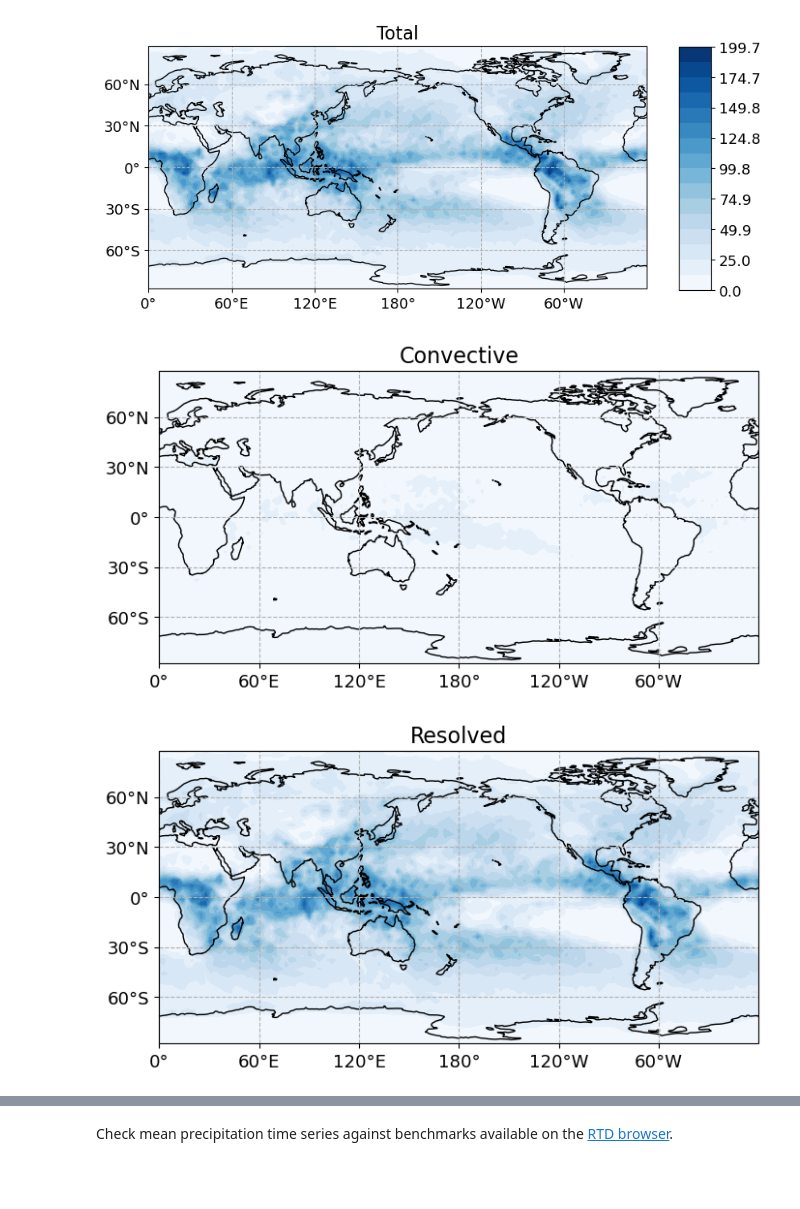
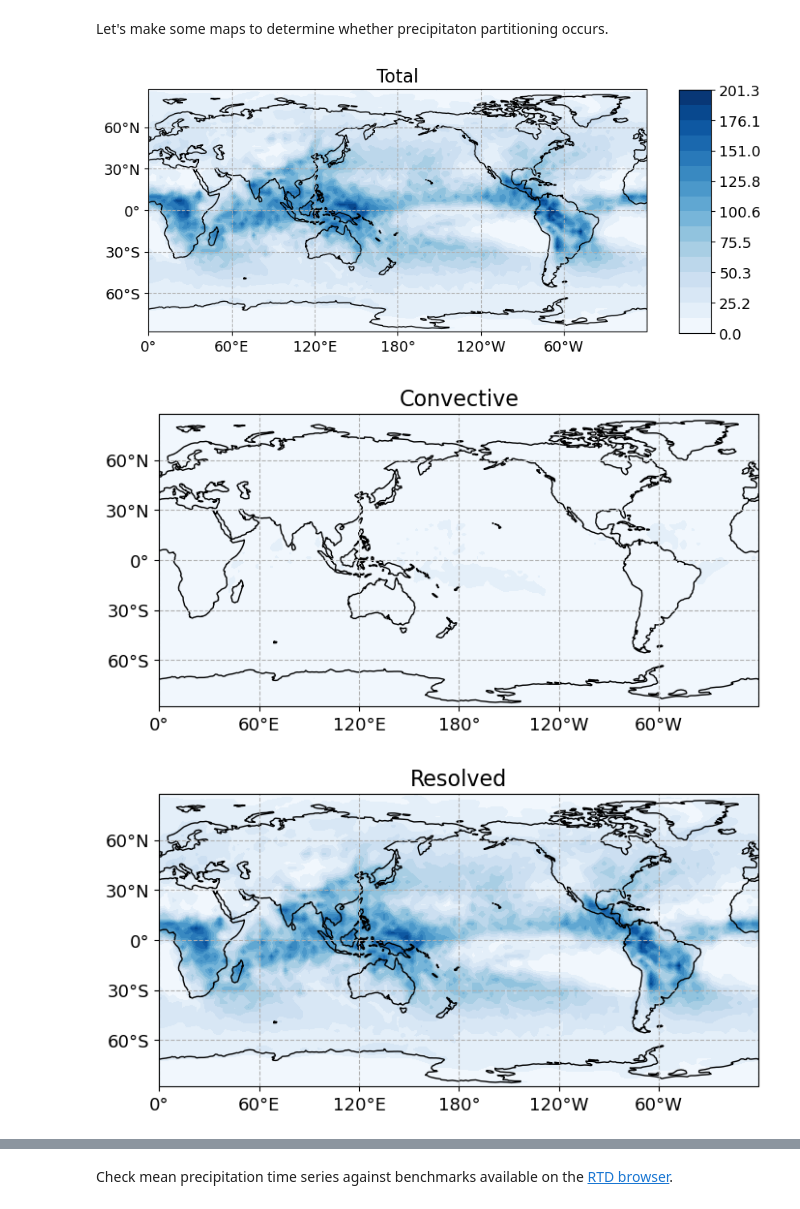
Before and after one commit to ageorgemorgan/epe-analysis, a Jupyter notebook: amip_test_epe.ipynb, the cells around one changed output, grey strips where cells are left out. Drawn from its saved outputs; the diff is of its cells as text; code cells hidden in the pictures; blank space fills up the shorter version.

```diff
--- a/amip_test_epe.ipynb
+++ b/amip_test_epe.ipynb
@@ -12,7 +7,8 @@ time_coder = xr.coders.CFDatetimeCoder(use_cftime=True)
 # %%
 my_experiment_name = "amip"
-my_runid = "agm-amip-test"
+my_runid = "agm-diagn-cc-amip" # change this to "agm-amip-test" or whatever experiment you want to look at!
 
+# Some example paths if you're running of Trillium instead...
 # my_base_path = "/scratch/agmorgan/canesm_runs/{runid}/data/nc_output/CMIP6/CMIP/CP4C/CanESM5-1/{experiment_name}/r1i1p1f1/"
 # my_daily_path = "day/{var_name}/gn/v20190429/{var_name}_day_CanESM5-1_{experiment_name}_r1i1p1f1_gn_{year}0101-{year}1231.nc"
 
@@ -44,3 +40,6 @@ ds_prc_daily = conv * get_ds(
                     base_path = my_base_path,
                     file_path = my_file_path,
 )
+
+# Resolved precip
+da_prr_daily = ds_pr_daily.pr - ds_prc_daily.prc
@@ -80,34 +90,36 @@ da_eprc_mean = da_eprc.mean(dim = "time")
 da_eprr_mean = da_eprr.mean(dim = "time")
 
 da_epr_max = da_epr_mean.max().values
+# %% [markdown]
+Let's make some maps to determine whether precipitaton partitioning occurs.
 # %%
 da_list = [da_epr_mean, da_eprc_mean, da_eprr_mean]
 label_list = ["Total", "Convective", "Resolved"]
 
 for da, label in zip(da_list, label_list):
 
     field_vals, lon_plt, lat_plt = process_for_map(da)
     draw_global_map(
         lon_plt,
         lat_plt,
         field_vals,
         title = label,
         filled = True,
         show_fig = False,
         save_fig = True,
         levels = 16,
         cmap = "Blues",
         cbar_params = [0.95, 0.24, 0.05, 0.505], # position, upper offset, width, cbar length
         vmin = 0,
         vmax = da_epr_max,
         draw_labels = False,
         label_contours = False,
         remove_cbar = True if label != "Total" else False,
         fig = None,
         projection = ccrs.PlateCarree(central_longitude = 180),
-        outfilename = "amip_baseline_experiment1" + label + ".png",
+        outfilename = "amip_diagn_cc_experiment2" + label + ".png",
     )
 # %% [output]
-[figure, old version]
+[figure, new version]
 [figure]
-[figure, old version]
+[figure, new version]
```
Also changed, not shown: parts of 12 cells of this notebook, 2 other files.
